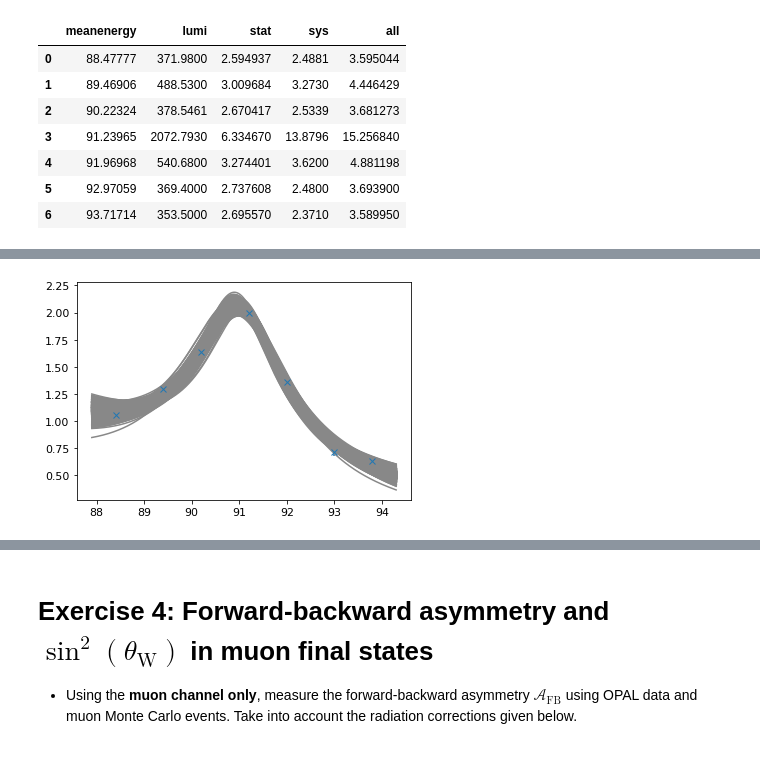
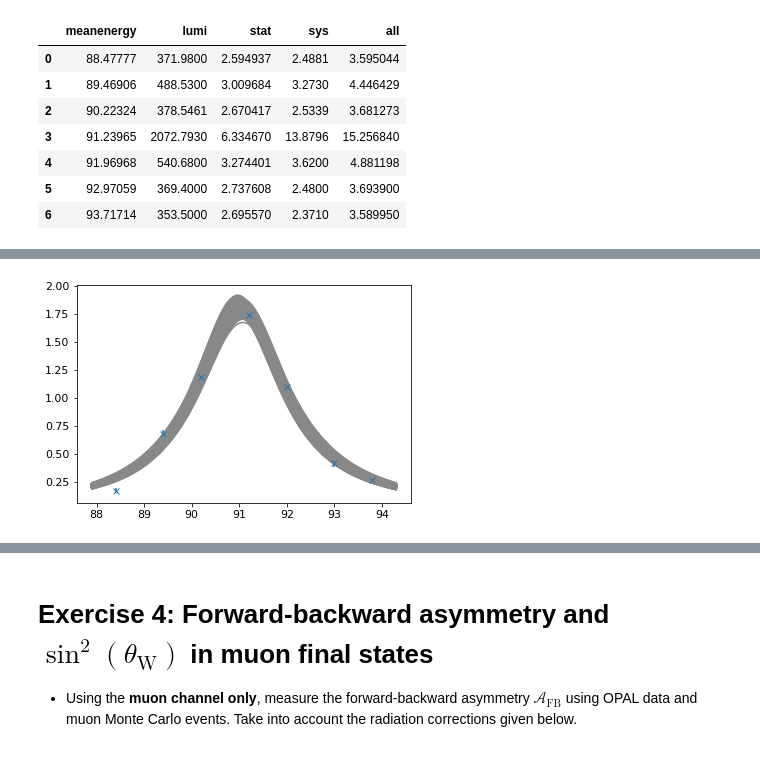
Before and after one commit to robingrether/z0-precisionmeasurement, a Jupyter notebook: z0_experiment.ipynb, the cells around one changed output, grey strips where cells are left out. Saved outputs shown, nothing was run; the diff lists cells and outputs as text; code cells hidden in the pictures.

```diff
--- a/z0_experiment.ipynb
+++ b/z0_experiment.ipynb
@@ -551,19 +586,6 @@ for e in range(7):
         corr_events_u[e][p] = np.sqrt(u_correction_sum + u_poisson_sum)
 
 
-## apply t-s-selection to electron events
-
-# do for all energy values
-for e in range(7):
-
-    # calculate s-channel
-    s_channel_only, s_channel_only_u = perform_t_s_separation(corr_events[e][0], corr_events_u[e][0])
-
-    # write back to datasets
-    corr_events[e][0] = s_channel_only
-    corr_events_u[e][0] = s_channel_only_u
-
-
 # print data
 pd.DataFrame(corr_events, columns = ['e_events', 'm_events', 't_events', 'q_events'])
 #pd.DataFrame(corr_events_u, columns = ['e_events_u', 'm_events_u', 't_events_u', 'q_events_u'])
@@ -679,57 +689,61 @@ plt.show()
 ## fit Breit-Wigner functions
 
 # define Breit-Wigner function
-def breit_wigner(s, mass, gamma, peak, b, c):
-    return peak * s / (((s - mass**2)**2 / gamma**2) + (s**2 / mass**2)) + b*np.exp(c*np.sqrt(s))
+def breit_wigner(s, mass, gamma, peak):
+    return peak * s / (((s - mass**2)**2 / gamma**2) + (s**2 / mass**2))
 
 # define Gaussian function
 def gaussian(x, x_0, sigma, a):
     return a * np.exp(-(x-x_0)**2 / (2*sigma**2))
 
 
-particle = 0
+def perform_breit_wigner_fits(particle_index, repetitions=int(1e3)):
+    particle = particle_index
 
-LEP_s = 2*LEP_energies
+    LEP_s = 2*LEP_energies
 
-# prepare arrays
-repetitions = int(1e3)
-bw_popts = np.zeros((repetitions, 5))
-fit_cross_sections = np.repeat([cross_section[:,particle]], repetitions, axis=0)
+    # prepare arrays
+    bw_popts = np.zeros((repetitions, 3))
+    fit_cross_sections = np.repeat([cross_section[:,particle]], repetitions, axis=0)
 
-# add normal distributed deviations
-for e in range(7):
-    fit_cross_sections[:,e] += np.random.normal(0.0, cross_section_u[e,particle], repetitions)
+    # add normal distributed deviations
+    for e in range(7):
+        fit_cross_sections[:,e] += np.random.normal(0.0, cross_section_u[e,particle], repetitions)
 
-# fit a lot of times
-for i in range(repetitions):
+    # fit a lot of times
+    for i in range(repetitions):
 
-    # perform curve fit
-    bw_popt, bw_pcov = curve_fit(breit_wigner, LEP_s**2, fit_cross_sections[i], p0=[91, 1, 40, 0, 0], maxfev=int(1e6))
+        # perform curve fit
+        bw_popt, bw_pcov = curve_fit(breit_wigner, LEP_s**2, fit_cross_sections[i], p0=[91, 3, 40], maxfev=int(1e6))
 
-    # store results
-    bw_popts[i] = bw_popt
+        # store results
+        bw_popts[i] = bw_popt
 
-    # print if desired
-    if i == 27:
-        print(bw_popt[0], "+-", np.sqrt(bw_pcov[0,0]))
-        print(bw_popt[1], "+-", np.sqrt(bw_pcov[1,1]))
-        print(bw_popt[2], "+-", np.sqrt(bw_pcov[2,2]))
+        # print if desired
+        if i == 27:
+            print(bw_popt[0], "+-", np.sqrt(bw_pcov[0,0]))
+            print(bw_popt[1], "+-", np.sqrt(bw_pcov[1,1]))
+            print(bw_popt[2], "+-", np.sqrt(bw_pcov[2,2]))
 
-    # plot if desired
-    energies = np.linspace(np.amin(LEP_s)-.5, np.amax(LEP_s)+.5, int(1e4))
-    plt.plot(energies, breit_wigner(energies**2, *bw_popt), c="#888888")
+        # plot if desired
+        energies = np.linspace(np.amin(LEP_s)-.5, np.amax(LEP_s)+.5, int(1e4))
+        plt.plot(energies, breit_wigner(energies**2, *bw_popt), c="#888888")
 
-plt.errorbar(LEP_s, cross_section[:,particle], yerr=cross_section_u[:,particle], fmt="x")
-plt.show()
+    # plot original cross sections on top of fits
+    plt.errorbar(LEP_s, cross_section[:,particle], yerr=cross_section_u[:,particle], fmt="x")
+    plt.show()
 
 
-# calculate mean fit parameters
-bw_popt = np.mean(bw_popts, axis=0)
-bw_perr = np.sqrt(np.sum((bw_popts-np.repeat([bw_popt], repetitions, axis=0))**2, axis=0)/(repetitions-1))
+    # calculate mean fit parameters
+    bw_popt = np.mean(bw_popts, axis=0)
+    # estimate uncertainty via sample standard deviation
+    bw_perr = np.sqrt(np.sum((bw_popts-np.repeat([bw_popt], repetitions, axis=0))**2, axis=0)/(repetitions-1))
 
-print(bw_popt[0], "+-", np.sqrt(bw_pcov[0,0]))
-print(bw_popt[1], "+-", np.sqrt(bw_pcov[1,1]))
-print(bw_popt[2], "+-", np.sqrt(bw_pcov[2,2]))
-print(bw_popt[3], "+-", np.sqrt(bw_pcov[3,3]))
-print(bw_popt[4], "+-", np.sqrt(bw_pcov[4,4]))
+    # return fit params and estimated uncertainties
+    return bw_popt, bw_perr
+
+
+# define variables
+#bw_fit_params = np.zeros(4, 3)
+perform_breit_wigner_fits(0)
 # %% [output]
@@ -739 +753 @@ print(bw_popt[4], "+-", np.sqrt(bw_pcov[4,4]))
-[figure, old version]
+[figure, new version]
```
Also changed, not shown: parts of 9 cells of this notebook.
